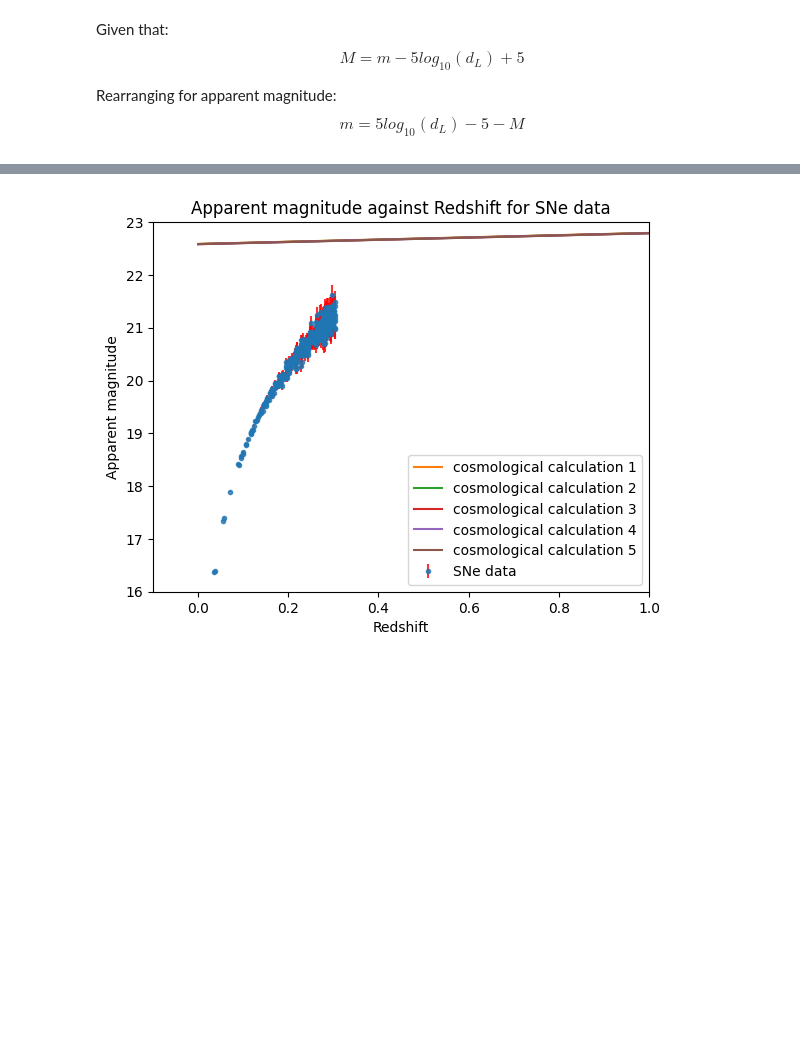
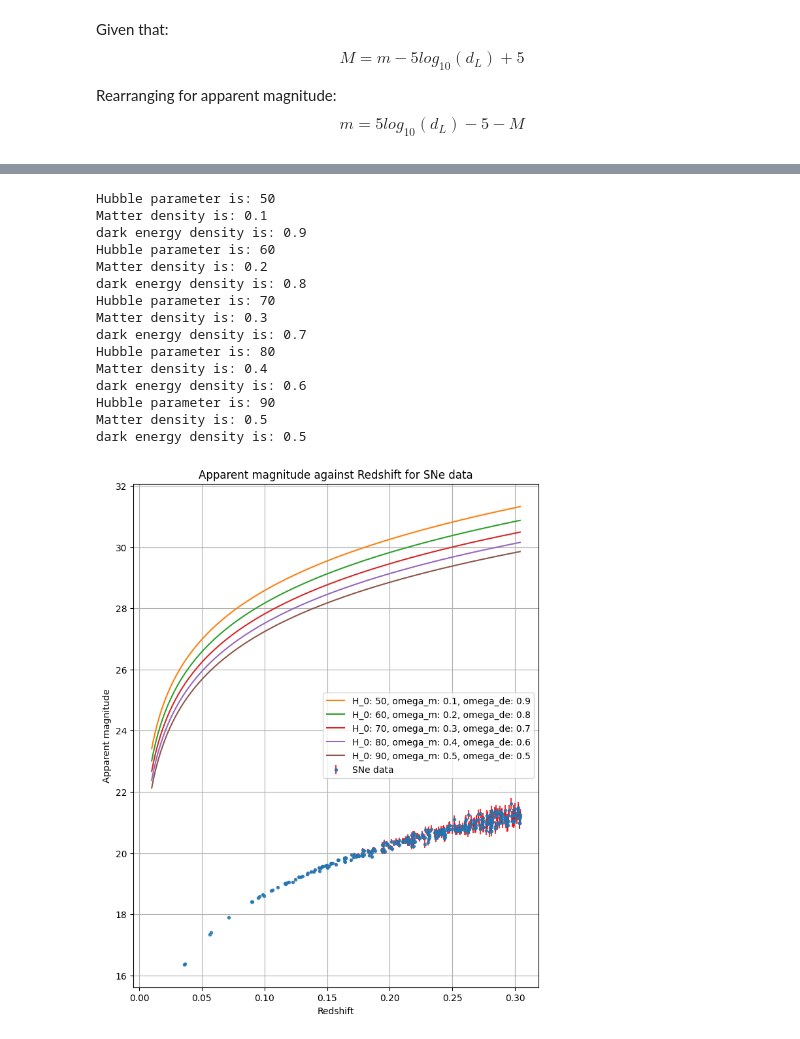
Before and after one commit to TomScattergood18/University, a Jupyter notebook: Cosmology_assignment.ipynb, the cells around one changed output, grey strips where cells are left out. Cells and saved outputs as stored; diff of their text form; code cells hidden in the pictures; blank space fills up the shorter version.

Commit message:
updated cosmology assignment

```diff
--- a/Cosmology_assignment.ipynb
+++ b/Cosmology_assignment.ipynb
@@ -147,8 +144,8 @@ print(dataframe)
 # %%
 # Set cosmological conditions for omega matter, omega dark energy and hubble constant
-conditions = LambdaCDM(H0=H_0, Om0=0.5, Ode0=0.5)
+conditions = FlatLambdaCDM(H0=H_0, Om0=0.5)
 
-# Calculate luminosity conditions for given conditions and redshift
+# Calculate luminosity conditions for given cosmological conditions at maximum redshift
 dl = conditions.luminosity_distance(Z.max())
 print(f'Luminosity distance with H_0={H_0} and when both omega matter and omega dark energy are 0.5 is: {dl}')
 # %% [output]
@@ -213,5 +192,5 @@ plt.show()
 # %%
-def apparent_magnitude(H0, omega_m, omega_de):
+def apparent_magnitude(H, omega_m):#, omega_de):
     """
     A function that takes cosmological parameters, calculates luminosity distance and returns a numpy array of apparent magnitude values
 
@@ -221,39 +200,61 @@ def apparent_magnitude(H0, omega_m, omega_de):
      - omega_de: float,  dark enegy density of the universe
 
      Returns
-     - apparent_magnitude_array, a numpy array
+     - apparent_magnitude_array, a numpy array of apparent magnitudes corresponding to various redshifts
     """
 
-    cosmology = LambdaCDM(H0=H0, Om0=omega_m, Ode0=omega_de)
-    luminosity_distance_array = np.array(cosmology.luminosity_distance(Z_Array))
+    cosmology = FlatLambdaCDM(H0=H, Om0=omega_m)
+    luminosity_distance_array = np.array(cosmology.luminosity_distance(Z_array))
     apparent_magnitude_array = 5*np.log10(luminosity_distance_array) - 5 - peak_abs_mag
 
+    print(f"Hubble parameter is: {H}")
+    print(f"Matter density is: {cosmology.Odm0}")
+    print(f"dark energy density is: {cosmology.Ode0}")
+
+    plt.plot(Z_array, apparent_magnitude_array, label=f"H_0: {H}, omega_m: {omega_m}, omega_de: {1-omega_m}")
+
     return apparent_magnitude_array
 # %%
-app_mag_1 = apparent_magnitude(73, 0.1, 0.9)
-app_mag_2 = apparent_magnitude(73, 0.2, 0.8)
-app_mag_3 = apparent_magnitude(73, 0.3, 0.7)
-app_mag_4 = apparent_magnitude(73, 0.4, 0.6)
-app_mag_5 = apparent_magnitude(73, 0.5, 0.5)
+fig, ax = plt.subplots(figsize=(8,10))
+
+plt.errorbar(Z, app_mag, yerr=app_mag_error, fmt='.', ecolor='r', alpha=0.8, label="SNe data")
+app_mag_1 = apparent_magnitude(50, 0.1)
+app_mag_2 = apparent_magnitude(60, 0.2)
+app_mag_3 = apparent_magnitude(70, 0.3)
+app_mag_4 = apparent_magnitude(80, 0.4)
+app_mag_5 = apparent_magnitude(90, 0.5)
 
 
 
-
-plt.errorbar(Z, app_mag, yerr=app_mag_error, fmt='.', ecolor='r', alpha=0.8, label="SNe data")
-plt.plot(app_mag_1, label="cosmological calculation 1")
-plt.plot(app_mag_2, label="cosmological calculation 2")
-plt.plot(app_mag_3, label="cosmological calculation 3")
-plt.plot(app_mag_4, label="cosmological calculation 4")
-plt.plot(app_mag_5, label="cosmological calculation 5")
+#plt.plot(Z_array, app_mag_1, label="cosmological calculation 1")
+#plt.plot(Z_array, app_mag_2, label="cosmological calculation 2")
+#plt.plot(Z_array, app_mag_3, label="cosmological calculation 3")
+#plt.plot(Z_array, app_mag_4, label="cosmological calculation 4")
+#plt.plot(Z_array, app_mag_5, label="cosmological calculation 5")
 
 
 plt.ylabel('Apparent magnitude')
 plt.xlabel('Redshift')
 plt.title('Apparent magnitude against Redshift for SNe data')
 
-plt.legend()
-plt.ylim(16, 23)
-plt.xlim(-0.1, 1)
+
+plt.legend(loc="center right")
+plt.grid()
 plt.show()
 # %% [output]
+Hubble parameter is: 50
+Matter density is: 0.1
+dark energy density is: 0.9
+Hubble parameter is: 60
+Matter density is: 0.2
+dark energy density is: 0.8
+Hubble parameter is: 70
+Matter density is: 0.3
+dark energy density is: 0.7
+Hubble parameter is: 80
+Matter density is: 0.4
+dark energy density is: 0.6
+Hubble parameter is: 90
+Matter density is: 0.5
+dark energy density is: 0.5
-[figure, old version]
+[figure, new version]
```
Also changed, not shown: parts of 11 cells of this notebook.
